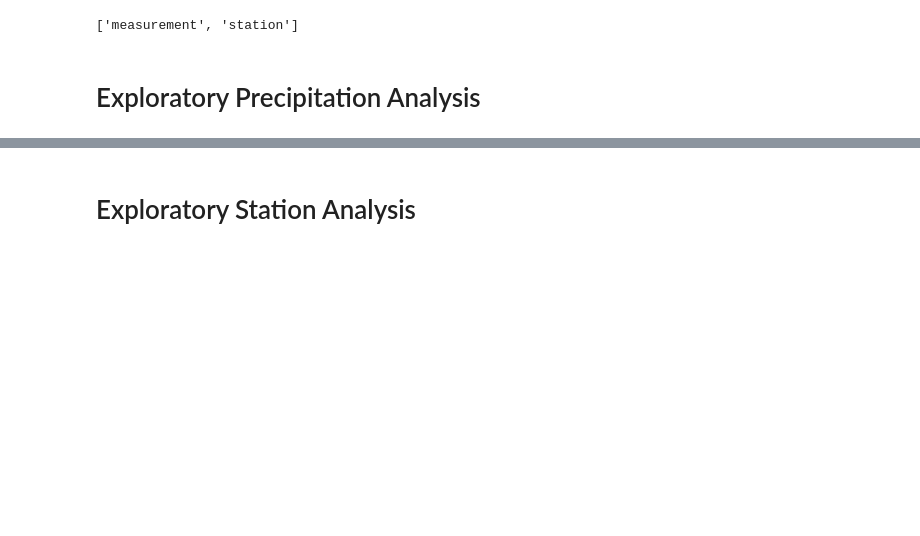
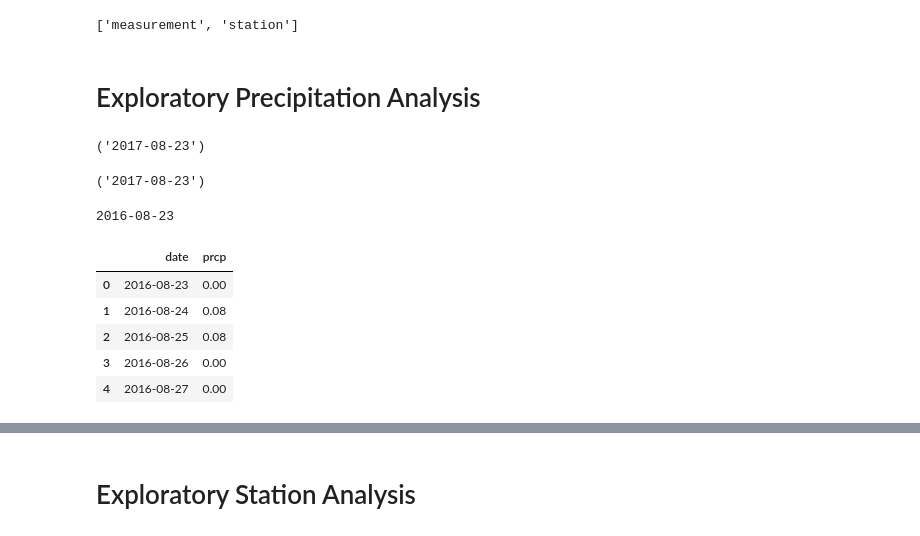
Before and after one commit to edo2021/sqlalchemy-challenge, a Jupyter notebook: climate_starter.ipynb, the cells around one changed output, grey strips where cells are left out. Cells and saved outputs as stored; diff of their text form; code cells hidden in the pictures; blank space fills up the shorter version.

```diff
--- a/climate_starter.ipynb
+++ b/climate_starter.ipynb
@@ -41,20 +41,21 @@ session = Session(engine)
 # Exploratory Precipitation Analysis
 # %%
 # Find the most recent date in the data set.
+recent_date = session.query(Measurement.date).order_by(Measurement.date.desc()).first()
+recent_date
+# %% [output]
+('2017-08-23')
 # %%
 # Design a query to retrieve the last 12 months of precipitation data and plot the results.
 # Starting from the most recent data point in the database.
 
-# Calculate the date one year from the last date in data set.
-
-
-# Perform a query to retrieve the data and precipitation scores
-
-
-# Save the query results as a Pandas DataFrame and set the index to the date column
-
-
-# Sort the dataframe by date
-
-
-# Use Pandas Plotting with Matplotlib to plot the data
+latest_date=session.query(Measurement.date).order_by(Measurement.date.desc()).first()
+latest_date
+# %% [output]
+('2017-08-23')
+# %%
+# Calculate the date one year from the last date in data set.
+date_year_ago = dt.date(2017, 8, 23)-dt.timedelta(days=365)
+print(date_year_ago)
+# %% [output]
+2016-08-23
@@ -60,0 +65,13 @@ session = Session(engine)
+# %%
+# Save the query results as a Pandas DataFrame and set the index to the date column
+df = pd.DataFrame(result)
+df.set_index('date')
+df=df.dropna()
+df.head()
+# %% [output]
+|  | date | prcp |
+| 0 | 2016-08-23 | 0.00 |
+| 1 | 2016-08-24 | 0.08 |
+| 2 | 2016-08-25 | 0.08 |
+| 3 | 2016-08-26 | 0.00 |
+| 4 | 2016-08-27 | 0.00 |
```
Also changed, not shown: parts of 5 cells of this notebook.
